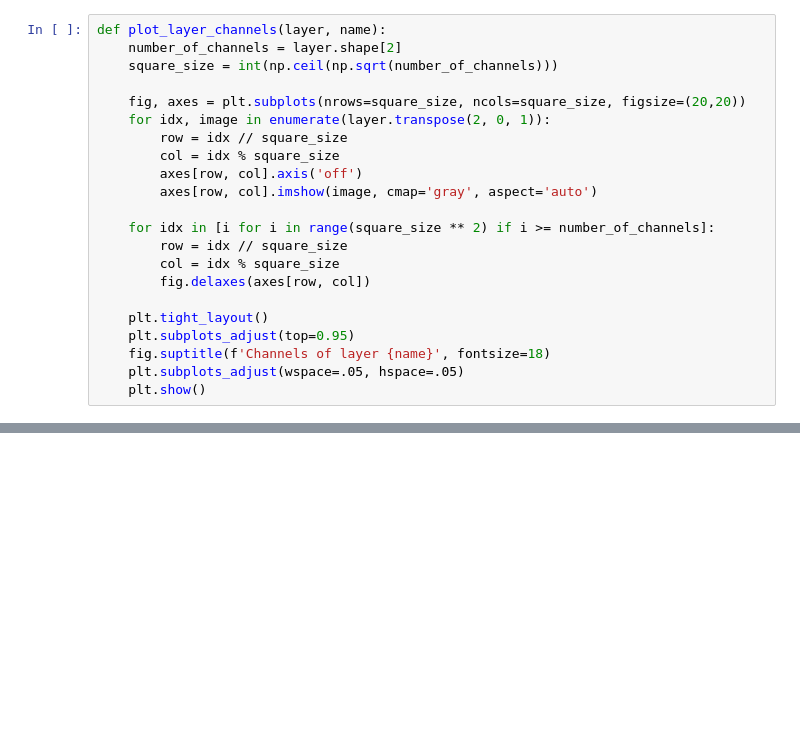
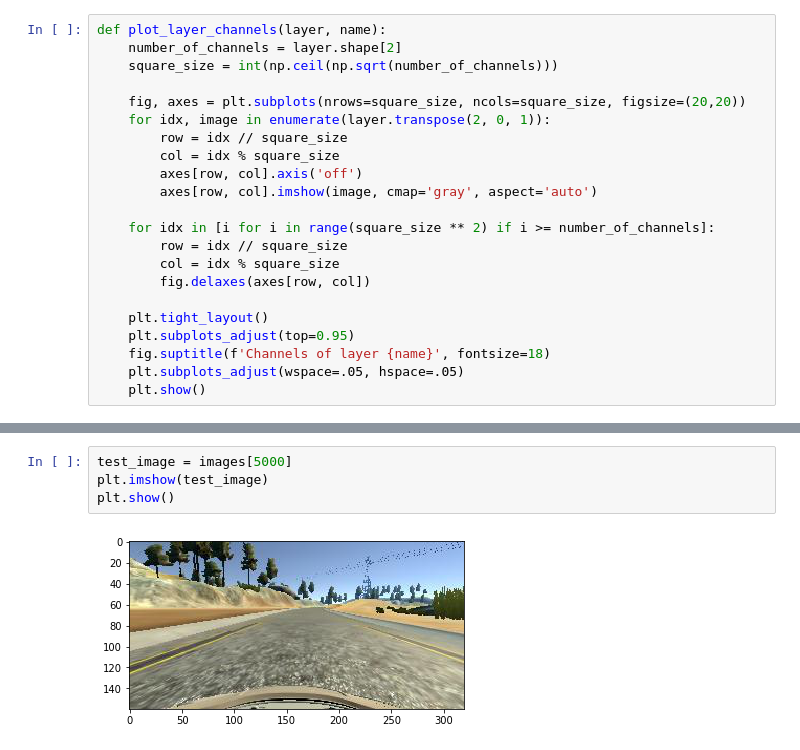
Before and after one commit to koulakis/CarND-Behavioral-Cloning-P3, a Jupyter notebook: clone.ipynb, the cells around one changed output, grey strips where cells are left out. Saved outputs shown, nothing was run; the diff lists cells and outputs as text; blank space fills up the shorter version.

```diff
--- a/clone.ipynb
+++ b/clone.ipynb
@@ -182,0 +175,6 @@ plot_layers(test_image, evaluation_functions)
+# %%
+test_image = images[5000]
+plt.imshow(test_image)
+plt.show()
+# %% [output]
+[figure, added]
```
Also changed, not shown: parts of 10 cells of this notebook.
